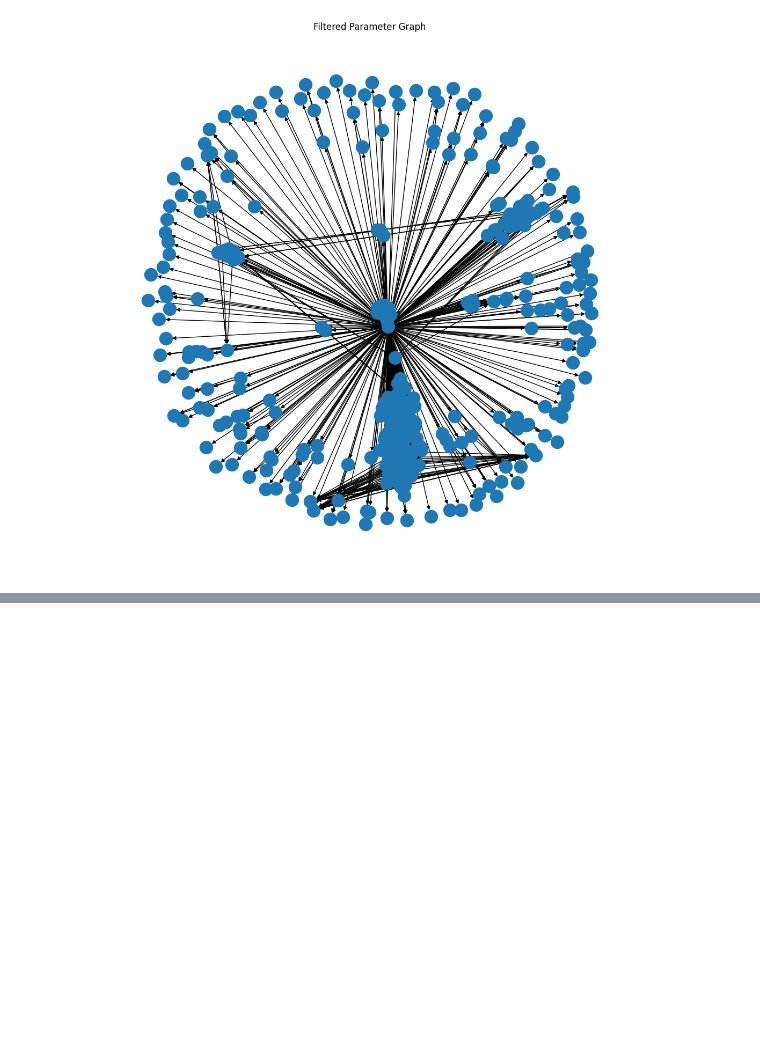
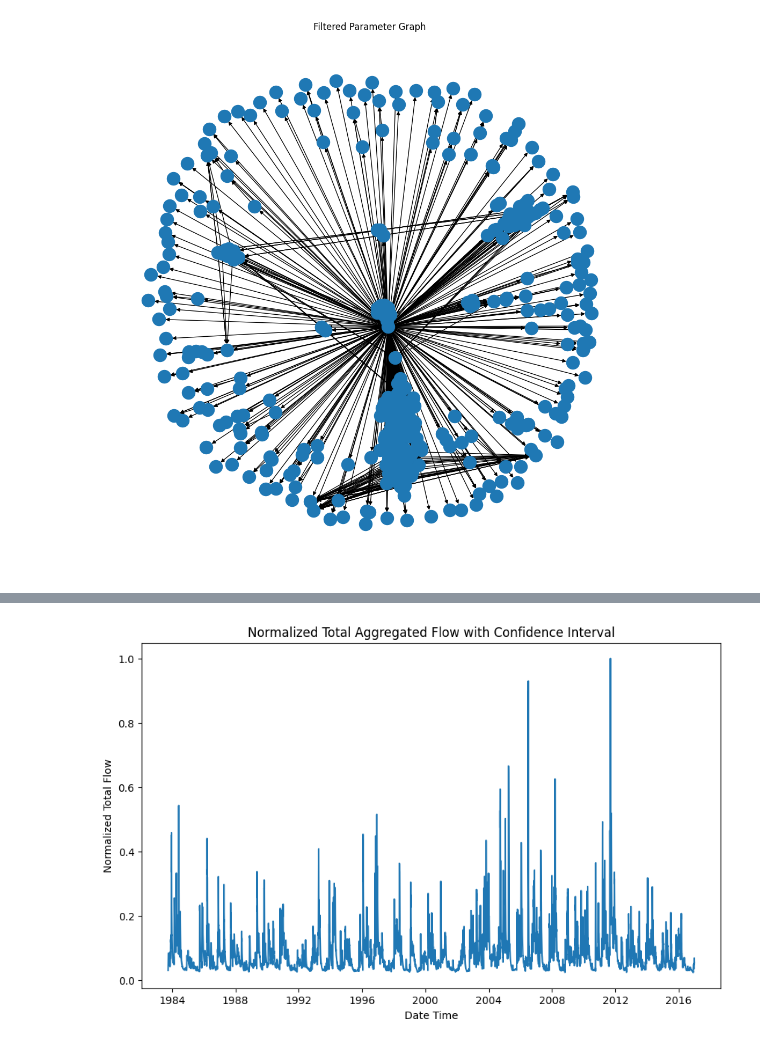
Before and after one commit to Pywr-DRB/Pywr-DRB, a Jupyter notebook: notebooks/Pywr-DRB Tutorial 03 Model Parameters.ipynb, the cells around one changed output, grey strips where cells are left out. Cells and saved outputs as stored; diff of their text form; code cells hidden in the pictures; blank space fills up the shorter version.

```diff
--- a/notebooks/Pywr-DRB Tutorial 03 Model Parameters.ipynb
+++ b/notebooks/Pywr-DRB Tutorial 03 Model Parameters.ipynb
@@ -546,0 +625,24 @@ list(param_graph.adj)
+# %%
+import matplotlib.pyplot as plt
+import seaborn as sns
+
+# Calculate total aggregated flow across all reservoir nodes
+total_flow = major_flows.sum(axis=1)
+
+# Normalize the values
+max_flow = total_flow.max()
+normalized_total_flow = total_flow / max_flow
+
+# Plotting mean and confidence interval of the normalized values
+plt.figure(figsize=(10, 6))
+sns.lineplot(data=normalized_total_flow, errorbar='sd')  # 'sd' for standard deviation, you can choose other methods as well
+
+# Adding labels and title
+plt.xlabel('Date Time')
+plt.ylabel('Normalized Total Flow')
+plt.title('Normalized Total Aggregated Flow with Confidence Interval')
+
+# Displaying the plot
+plt.show()
+# %% [output]
+[figure, added]
```
Also changed, not shown: parts of 4 cells of this notebook.
